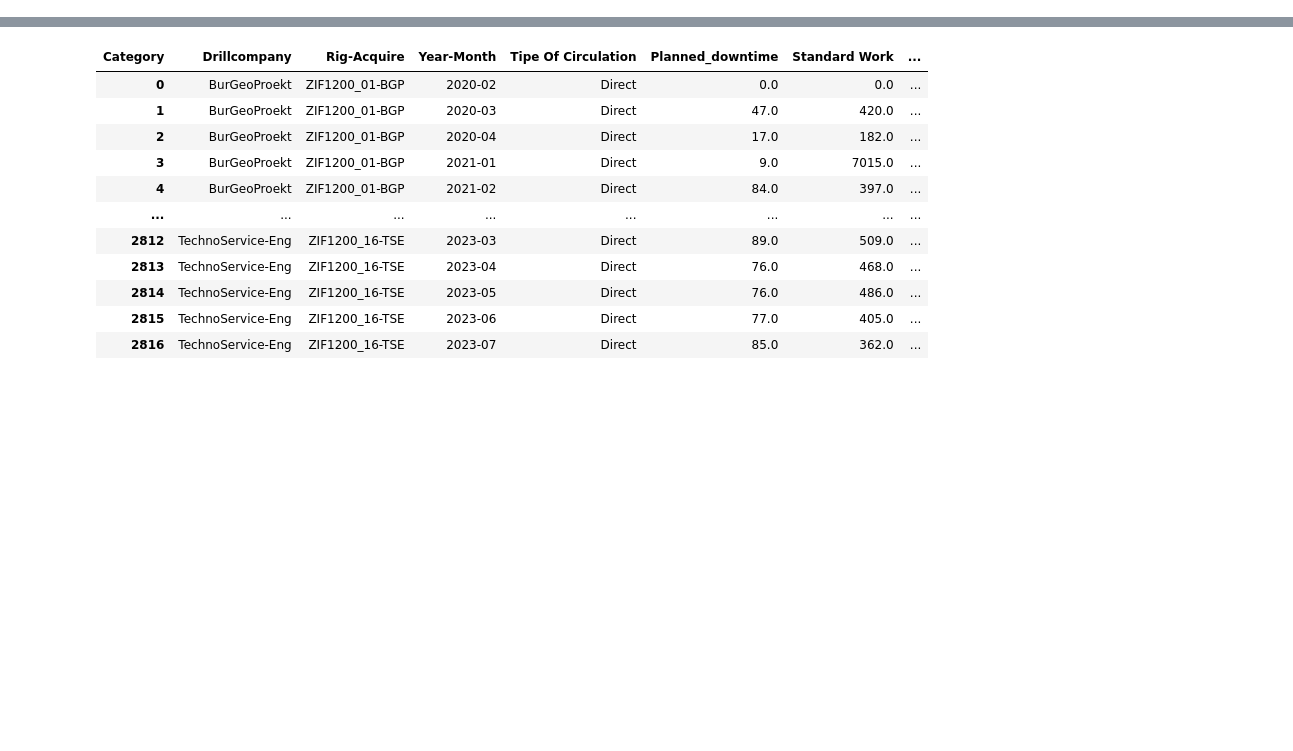
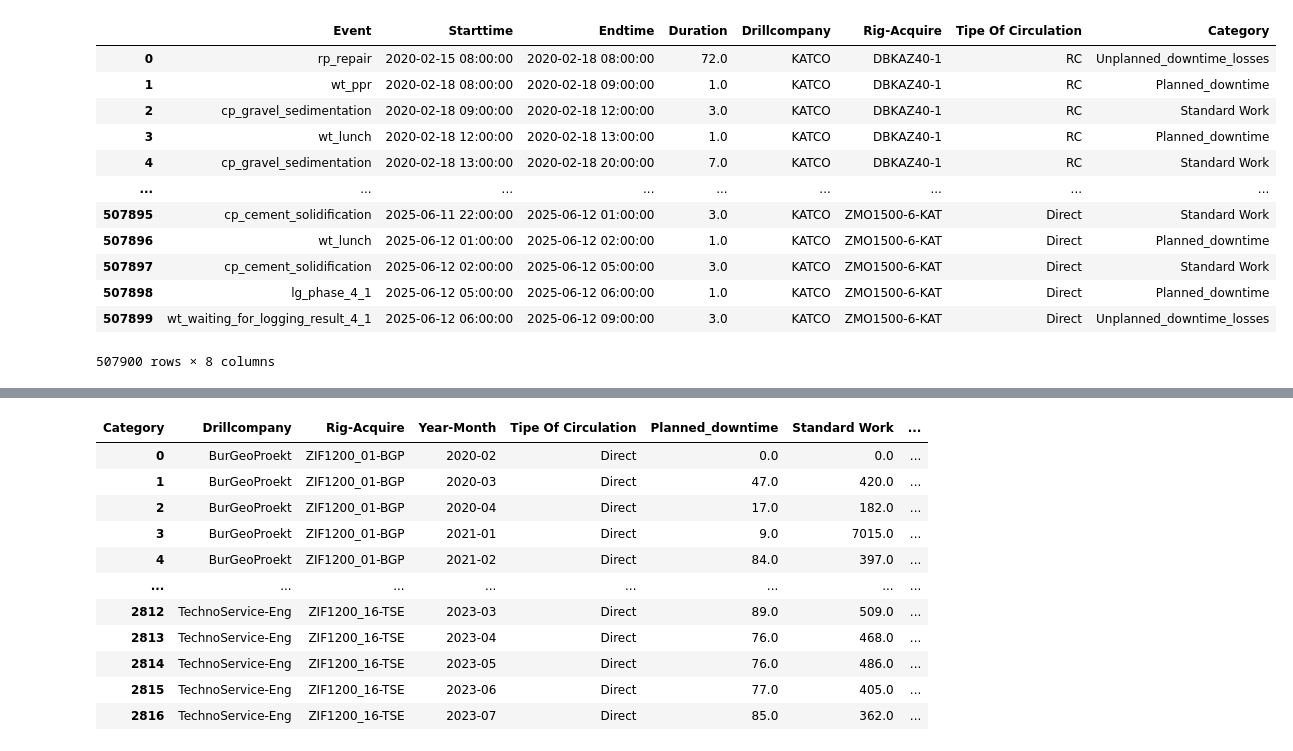
Before and after one commit to yevgeniy2504/Company, a Jupyter notebook: Scripts/OEE/OEE v2.ipynb, the cells around one changed output, grey strips where cells are left out. Cells and saved outputs as stored; diff of their text form; code cells hidden in the pictures; blank space fills up the shorter version.

```diff
--- a/Scripts/OEE/OEE v2.ipynb
+++ b/Scripts/OEE/OEE v2.ipynb
@@ -100,3 +131,46 @@ df_operations_total = df_operations_total.dropna(subset=['Endtime'])
+# %%
+df = df_operations_total.copy()
+
+adjusted_rows = []
+
+# Группировка только по уникальному агрегату
+for rig_id, group in df.groupby('Rig-Acquire'):
+    group = group.sort_values('Starttime').reset_index(drop=True)
+
+    for i in range(len(group)):
+        row = group.loc[i].copy()
+        if i > 0:
+            prev_end = group.loc[i - 1, 'Endtime']
+            if row['Starttime'] < prev_end:
+                # Укорачиваем предыдущую запись
+                group.loc[i - 1, 'Endtime'] = row['Starttime']
+                group.loc[i - 1, 'Duration'] = (row['Starttime'] - group.loc[i - 1, 'Starttime']).total_seconds() / 3600.0
+
+        # Перерасчёт duration текущей строки
+        row['Duration'] = (row['Endtime'] - row['Starttime']).total_seconds() / 3600.0
+        adjusted_rows.append(row)
+
+# Собираем обратно
+df_no_overlap = pd.DataFrame(adjusted_rows)
+
+# Удалим нулевые или отрицательные длительности
+df_no_overlap = df_no_overlap[df_no_overlap['Duration'] > 0].reset_index(drop=True)
+# %%
+df_no_overlap
+# %% [output]
+|  | Event | Starttime | Endtime | Duration | Drillcompany | Rig-Acquire | Tipe Of Circulation | Category |
+| 0 | rp_repair | 2020-02-15 08:00:00 | 2020-02-18 08:00:00 | 72.0 | KATCO | DBKAZ40-1 | RC | Unplanned_downtime_losses |
+| 1 | wt_ppr | 2020-02-18 08:00:00 | 2020-02-18 09:00:00 | 1.0 | KATCO | DBKAZ40-1 | RC | Planned_downtime |
+| 2 | cp_gravel_sedimentation | 2020-02-18 09:00:00 | 2020-02-18 12:00:00 | 3.0 | KATCO | DBKAZ40-1 | RC | Standard Work |
+| 3 | wt_lunch | 2020-02-18 12:00:00 | 2020-02-18 13:00:00 | 1.0 | KATCO | DBKAZ40-1 | RC | Planned_downtime |
+| 4 | cp_gravel_sedimentation | 2020-02-18 13:00:00 | 2020-02-18 20:00:00 | 7.0 | KATCO | DBKAZ40-1 | RC | Standard Work |
+| ... | ... | ... | ... | ... | ... | ... | ... | ... |
+| 507895 | cp_cement_solidification | 2025-06-11 22:00:00 | 2025-06-12 01:00:00 | 3.0 | KATCO | ZMO1500-6-KAT | Direct | Standard Work |
+| 507896 | wt_lunch | 2025-06-12 01:00:00 | 2025-06-12 02:00:00 | 1.0 | KATCO | ZMO1500-6-KAT | Direct | Planned_downtime |
+| 507897 | cp_cement_solidification | 2025-06-12 02:00:00 | 2025-06-12 05:00:00 | 3.0 | KATCO | ZMO1500-6-KAT | Direct | Standard Work |
+| 507898 | lg_phase_4_1 | 2025-06-12 05:00:00 | 2025-06-12 06:00:00 | 1.0 | KATCO | ZMO1500-6-KAT | Direct | Planned_downtime |
+| 507899 | wt_waiting_for_logging_result_4_1 | 2025-06-12 06:00:00 | 2025-06-12 09:00:00 | 3.0 | KATCO | ZMO1500-6-KAT | Direct | Unplanned_downtime_losses |
+507900 rows × 8 columns
 # %%
 # Добавляем year и month
 df_operations_total['Year-Month'] = df_operations_total['Endtime'].dt.strftime('%Y-%m')
```
Also changed, not shown: parts of 6 cells of this notebook, 5 other files.
